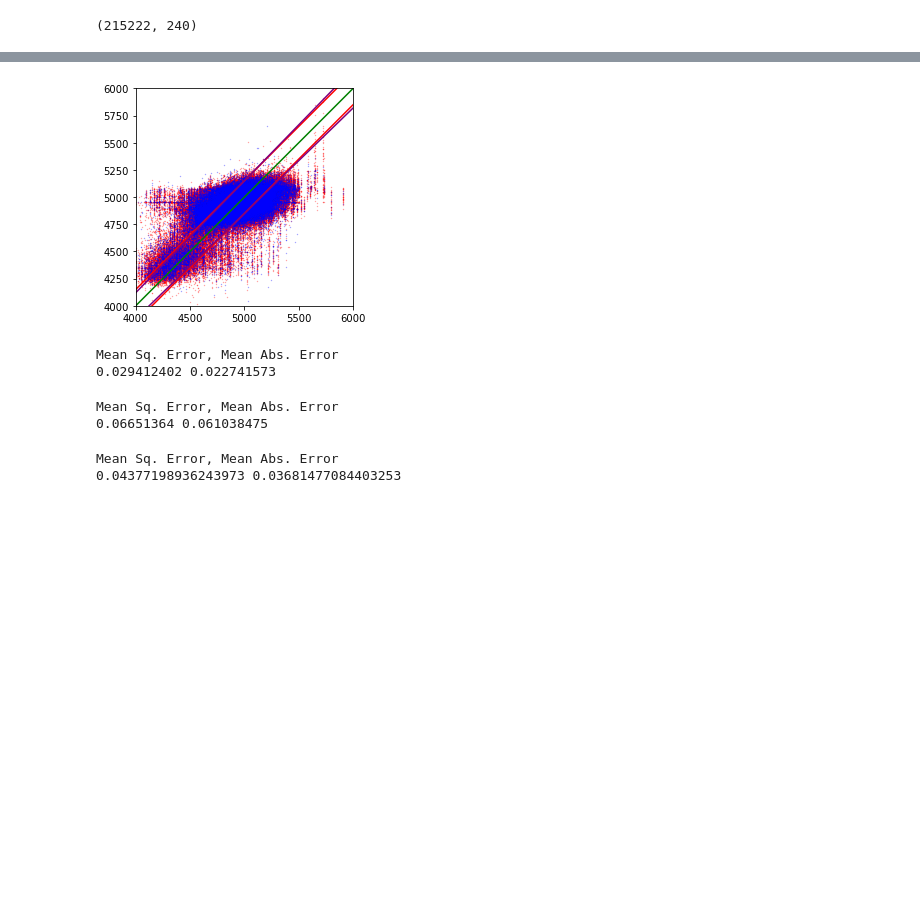
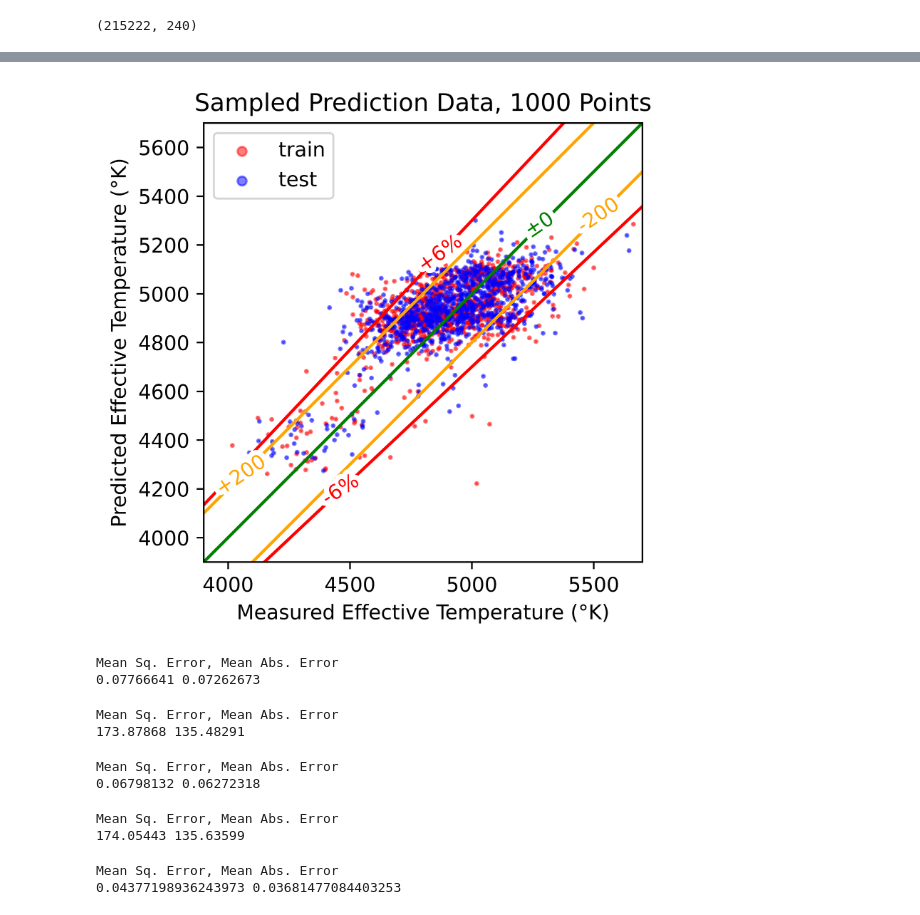
Before and after one commit to michaelsong4399/starzam, a Jupyter notebook: ML/model2.ipynb, the cells around one changed output, grey strips where cells are left out. Drawn from its saved outputs; the diff is of its cells as text; code cells hidden in the pictures; blank space fills up the shorter version.

Commit message:
Update Results

```diff
--- a/ML/model2.ipynb
+++ b/ML/model2.ipynb
@@ -283,8 +285,8 @@ plt.show()
 # %%
-# model = tf.keras.models.load_model('/Users/michaelsong/Documents/GitHub/starzam/Models/m5.3')
+model = tf.keras.models.load_model('/Users/michaelsong/Documents/GitHub/starzam/Models/m5.7')
 
-# # Check its architecture
-# model.summary()
+# Check its architecture
+model.summary()
 # %% [output]
 Model: "sequential"
 _________________________________________________________________
@@ -351,49 +373,77 @@ print(train_y)
 # %%
-plt.scatter(train_y,pred_train_y, c='red', alpha=0.5,s=0.1)
+plt.rcParams['figure.dpi'] = 1000
+plt.scatter(train_y[:1000],pred_train_y[:1000], c='red', alpha=0.5,s=2)
+plt.scatter(test_y[:1000],pred_test_y[:1000], c='blue', alpha=0.5,s=2)
+# plt.hist2d(train_y,pred_train_y,bins=[100,100],cmin=20)
+# plt.hist2d(test_y,pred_test_y,bins=[100,100],cmin=20,cmap=plt.cm.BuPu)
 
-plt.scatter(test_y,pred_test_y, c='blue', alpha=0.5,s=0.1)
 
 # plt.scatter(rand_y,pred_rand_y, c='orange', alpha=0.5,s=0.1)
 
+bot = 3900
+top = 5700
 
-linex = np.linspace(4000, 6000)
+linex = np.linspace(bot, top)
 liney = linex
-lineytop = linex+150
-lineybot = linex-150
-lineytop2 = linex*1.03
-lineybot2 = linex*0.97
+lineytop = linex*1.06
+lineybot = linex*0.94
+lineytop2 = linex+200
+lineybot2 = linex-200
 # Create the plot
-plt.plot(linex, liney,c="green")
-plt.plot(linex, lineytop,c="red")
-plt.plot(linex, lineybot,c="red")
-plt.plot(linex, lineytop2,c="purple")
-plt.plot(linex, lineybot2,c="purple")
+plt.plot(linex, liney,c="green",label="±0")
+plt.plot(linex, lineytop,c="red",label="+6%")
+plt.plot(linex, lineybot,c="red",label="-6%")
+plt.plot(linex, lineytop2,c="orange",label="+200")
+plt.plot(linex, lineybot2,c="orange",label="-200")
+labelLines(plt.gca().get_lines(), zorder=2.5)
 
 
-plt.xlim(4000, 6000)
-plt.ylim(4000, 6000)
+plt.xlim(bot, top)
+plt.ylim(bot, top)
 plt.gca().set_aspect('equal', adjustable='box')
-plt.savefig('/Users/michaelsong/Documents/GitHub/starzam/Results/5.7.png')
+plt.title('Sampled Prediction Data, 1000 Points')
+plt.ylabel('Predicted Effective Temperature (°K)')
+plt.xlabel('Measured Effective Temperature (°K)')
+lgnd = plt.legend(['train', 'test'], loc='upper left')
+lgnd.legendHandles[0]._sizes = [20]
+lgnd.legendHandles[1]._sizes = [20]
+plt.savefig('/Users/michaelsong/Documents/GitHub/starzam/Results/s1.png')
 plt.show()
 # %% [output]
-[figure, old version]
+[figure, new version]
 # %%
 def normalize1D(data):
     return np.divide(np.nan_to_num(data,np.nanmean(data)),np.nanmax(data))
 # %%
-mse = np.sqrt(mean_squared_error(normalize1D(test_y),normalize1D(pred_test_y)))
+mse = mean_squared_error(normalize1D(test_y),normalize1D(pred_test_y),squared=False)
 mae = mean_absolute_error(normalize1D(test_y),normalize1D(pred_test_y))
 print("Mean Sq. Error, Mean Abs. Error")
 print(mse,mae)
 # %% [output]
 Mean Sq. Error, Mean Abs. Error
-0.029412402 0.022741573
+0.07766641 0.07262673
+# %%
+mse = mean_squared_error(test_y,pred_test_y,squared=False)
+mae = mean_absolute_error(test_y,pred_test_y)
+print("Mean Sq. Error, Mean Abs. Error")
+print(mse,mae)
+# %% [output]
+Mean Sq. Error, Mean Abs. Error
+173.87868 135.48291
 # %%
-mse = np.sqrt(mean_squared_error(normalize1D(train_y),normalize1D(pred_train_y)))
+mse = mean_squared_error(normalize1D(train_y),normalize1D(pred_train_y),squared=False)
 mae = mean_absolute_error(normalize1D(train_y),normalize1D(pred_train_y))
 print("Mean Sq. Error, Mean Abs. Error")
 print(mse,mae)
 # %% [output]
 Mean Sq. Error, Mean Abs. Error
-0.06651364 0.061038475
+0.06798132 0.06272318
+# %%
+mse = mean_squared_error(train_y,pred_train_y,squared=False)
+mae = mean_absolute_error(train_y,pred_train_y)
+print("Mean Sq. Error, Mean Abs. Error")
+print(mse,mae)
+# %% [output]
+Mean Sq. Error, Mean Abs. Error
+174.05443 135.63599
 # %%
```
Also changed, not shown: parts of 19 cells of this notebook, 6 other files.
